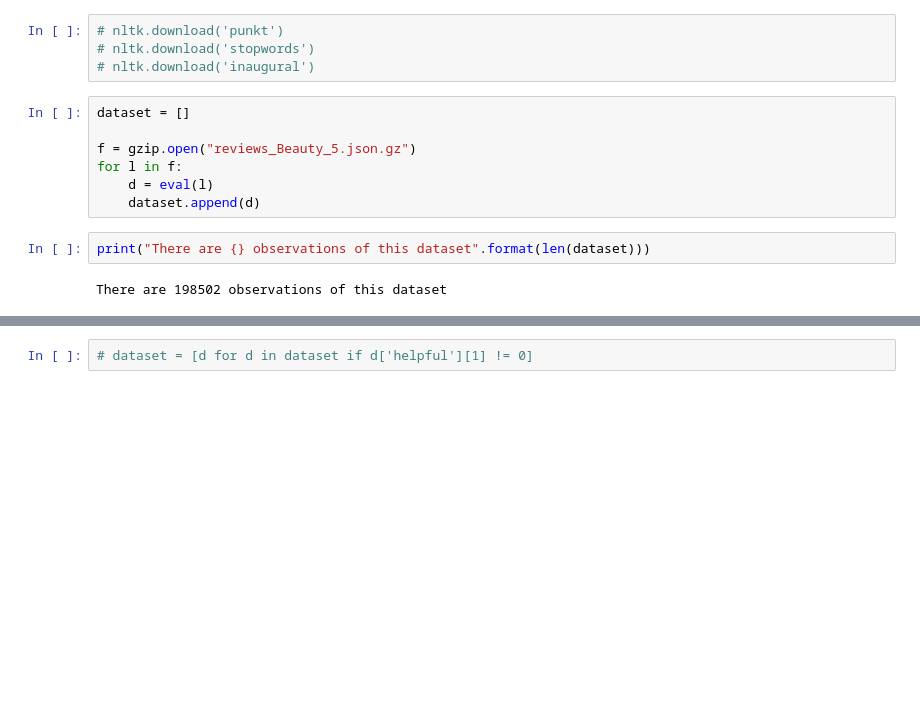
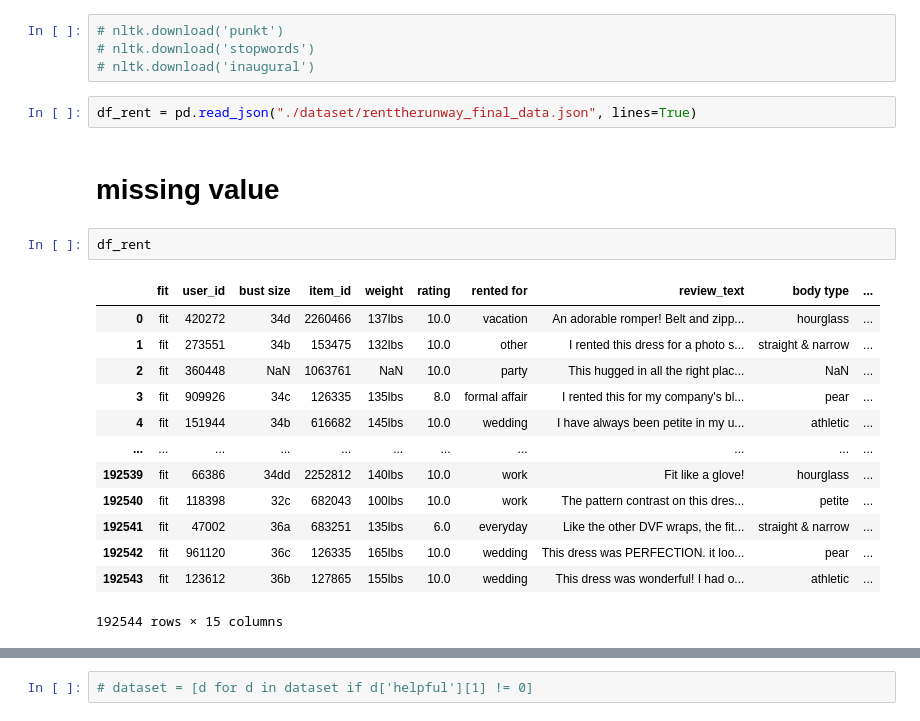
Before and after one commit to CaffeinY/Assignment2, a Jupyter notebook: ClothFitting_YyF.ipynb, the cells around one changed output, grey strips where cells are left out. Drawn from its saved outputs; the diff is of its cells as text; blank space fills up the shorter version.

```diff
--- a/ClothFitting_YyF.ipynb
+++ b/ClothFitting_YyF.ipynb
@@ -24,14 +24,23 @@ warnings.filterwarnings("ignore")
 # nltk.download('punkt')
 # nltk.download('stopwords')
 # nltk.download('inaugural')
-# %%
-dataset = []
-
-f = gzip.open("reviews_Beauty_5.json.gz")
-for l in f:
-    d = eval(l)
-    dataset.append(d)
-# %%
-print("There are {} observations of this dataset".format(len(dataset)))
-# %% [output]
-There are 198502 observations of this dataset
+# %%
+df_rent = pd.read_json("./dataset/renttherunway_final_data.json", lines=True)
+# %% [markdown]
+# missing value
+# %%
+df_rent
+# %% [output]
+|  | fit | user_id | bust size | item_id | weight | rating | rented for | review_text | body type | ... |
+| 0 | fit | 420272 | 34d | 2260466 | 137lbs | 10.0 | vacation | An adorable romper! Belt and zipp... | hourglass | ... |
+| 1 | fit | 273551 | 34b | 153475 | 132lbs | 10.0 | other | I rented this dress for a photo s... | straight & narrow | ... |
+| 2 | fit | 360448 | NaN | 1063761 | NaN | 10.0 | party | This hugged in all the right plac... | NaN | ... |
+| 3 | fit | 909926 | 34c | 126335 | 135lbs | 8.0 | formal affair | I rented this for my company's bl... | pear | ... |
+| 4 | fit | 151944 | 34b | 616682 | 145lbs | 10.0 | wedding | I have always been petite in my u... | athletic | ... |
+| ... | ... | ... | ... | ... | ... | ... | ... | ... | ... | ... |
+| 192539 | fit | 66386 | 34dd | 2252812 | 140lbs | 10.0 | work | Fit like a glove! | hourglass | ... |
+| 192540 | fit | 118398 | 32c | 682043 | 100lbs | 10.0 | work | The pattern contrast on this dres... | petite | ... |
+| 192541 | fit | 47002 | 36a | 683251 | 135lbs | 6.0 | everyday | Like the other DVF wraps, the fit... | straight & narrow | ... |
+| 192542 | fit | 961120 | 36c | 126335 | 165lbs | 10.0 | wedding | This dress was PERFECTION. it loo... | pear | ... |
+| 192543 | fit | 123612 | 36b | 127865 | 155lbs | 10.0 | wedding | This dress was wonderful! I had o... | athletic | ... |
+192544 rows × 15 columns
```
Also changed, not shown: parts of 12 cells of this notebook, 1 other file.
